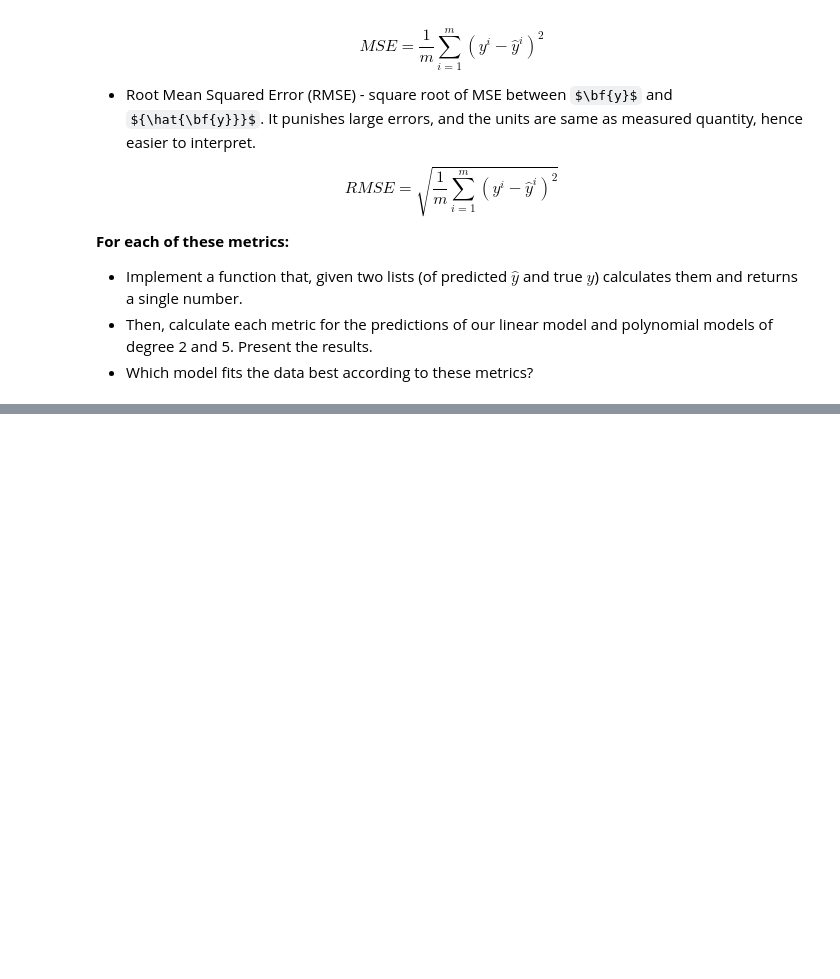
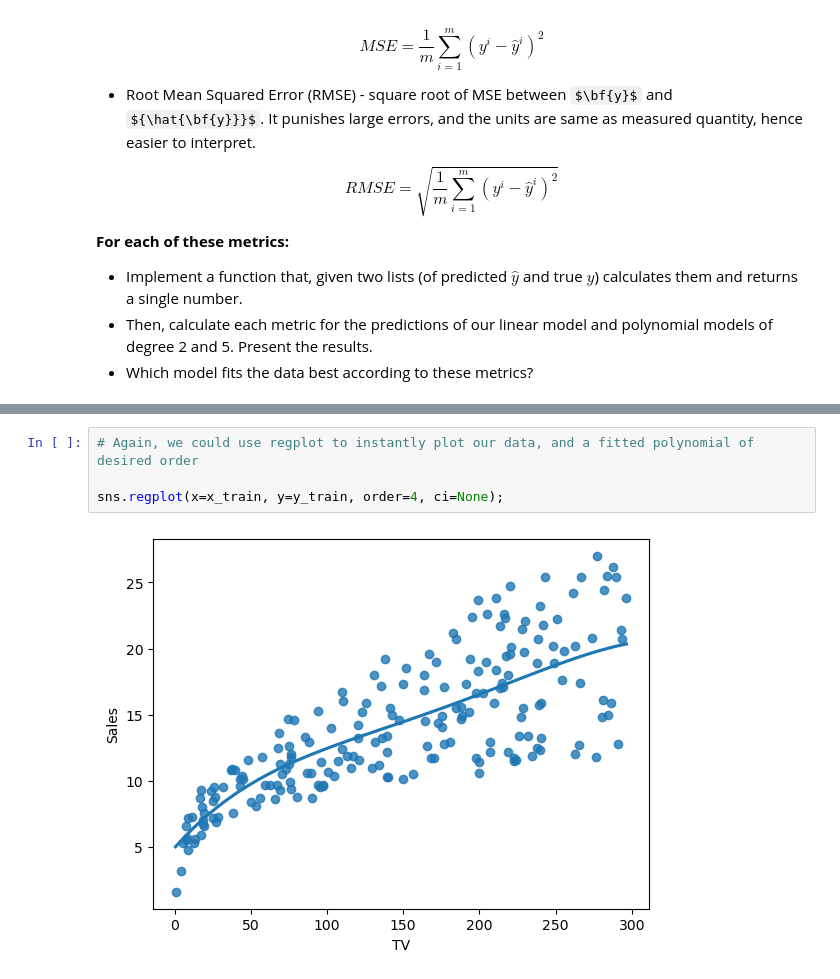
Before and after one commit to Md-Ruhul-Amin-Rony/Machine-Learning-AI25, a Jupyter notebook: notebooks/week1_lab02_linear_and_polynomial_regression.ipynb, the cells around one changed output, grey strips where cells are left out. Drawn from its saved outputs; the diff is of its cells as text; some formulas as TeX source; blank space fills up the shorter version.

```diff
--- a/notebooks/week1_lab02_linear_and_polynomial_regression.ipynb
+++ b/notebooks/week1_lab02_linear_and_polynomial_regression.ipynb
@@ -1926,0 +2052,6 @@ $$RMSE = \sqrt{\frac{1}{m}\sum_{i=1}^m (y^i - \hat{y}^i)^2}$$
+# %%
+# Again, we could use regplot to instantly plot our data, and a fitted polynomial of desired order
+
+sns.regplot(x=x_train, y=y_train, order=4, ci=None);
+# %% [output]
+[figure, added]
```
Also changed, not shown: parts of 20 cells of this notebook.
